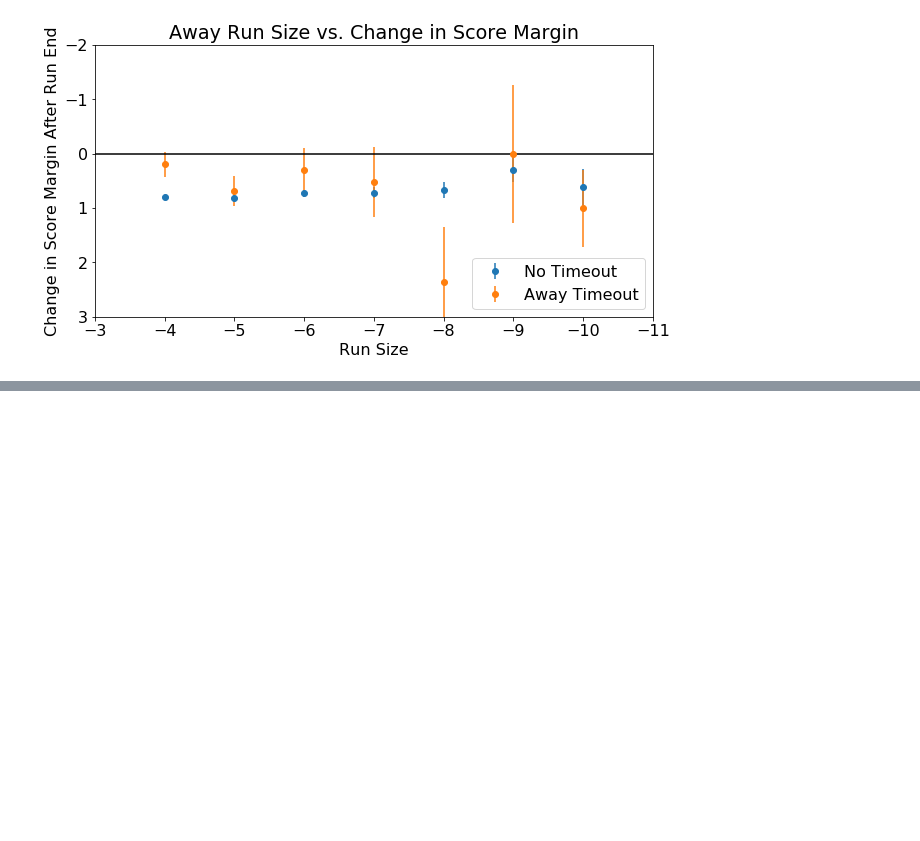
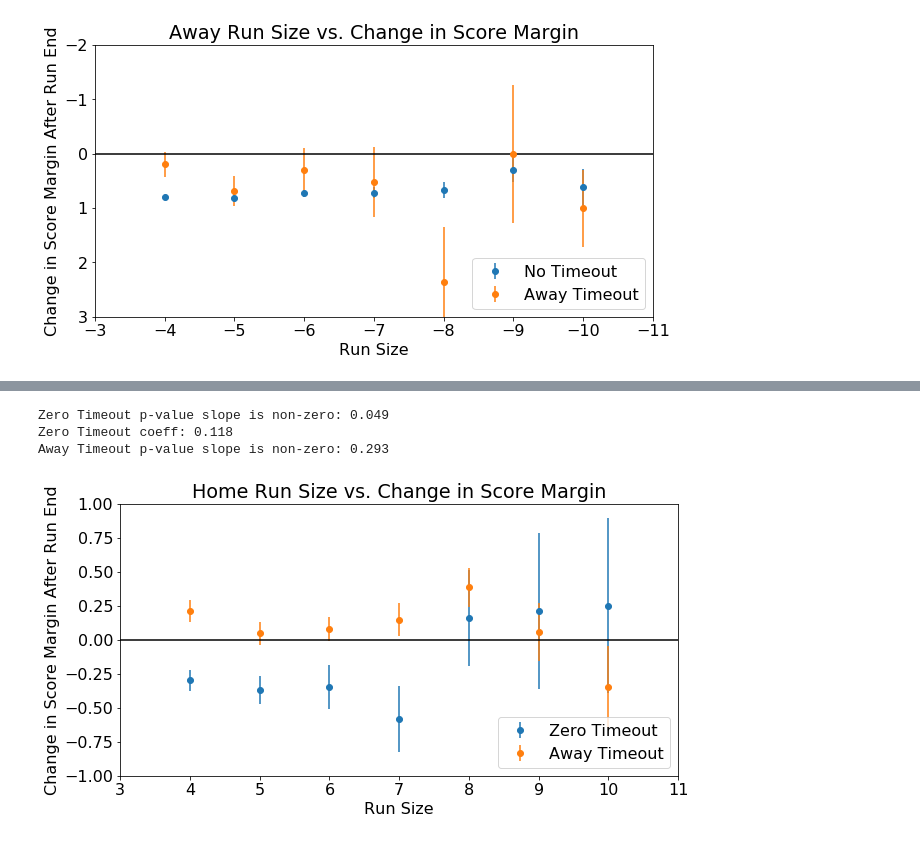
Before and after one commit to mattfred10/Timeout-Analyzer, a Jupyter notebook: Timeout_Analysis.ipynb, the cells around one changed output, grey strips where cells are left out. Cells and saved outputs as stored; diff of their text form; code cells hidden in the pictures; blank space fills up the shorter version.

```diff
--- a/Timeout_Analysis.ipynb
+++ b/Timeout_Analysis.ipynb
@@ -1010,2 +1183,7 @@ plt.show()
 # %%
-plot_averages(['NoT', 'ZT'], np_combined, full_summary=False)
+plot_averages(['ZT', 'AT'], np_combined, full_summary=False)
+# %% [output]
+Zero Timeout p-value slope is non-zero: 0.049
+Zero Timeout coeff: 0.118
+Away Timeout p-value slope is non-zero: 0.293
+[figure, added]
```
Also changed, not shown: parts of 51 cells of this notebook, 1 other file.
